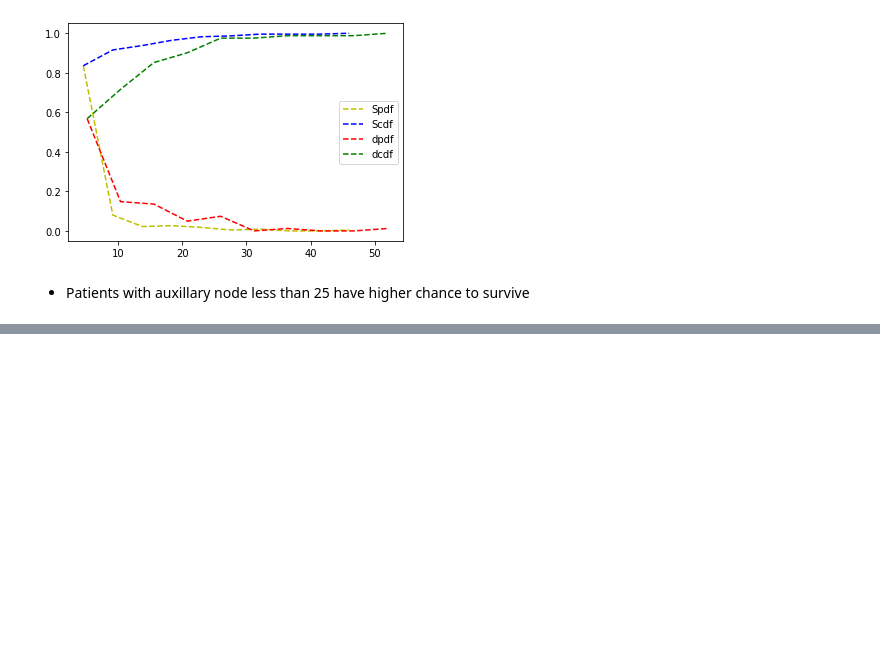
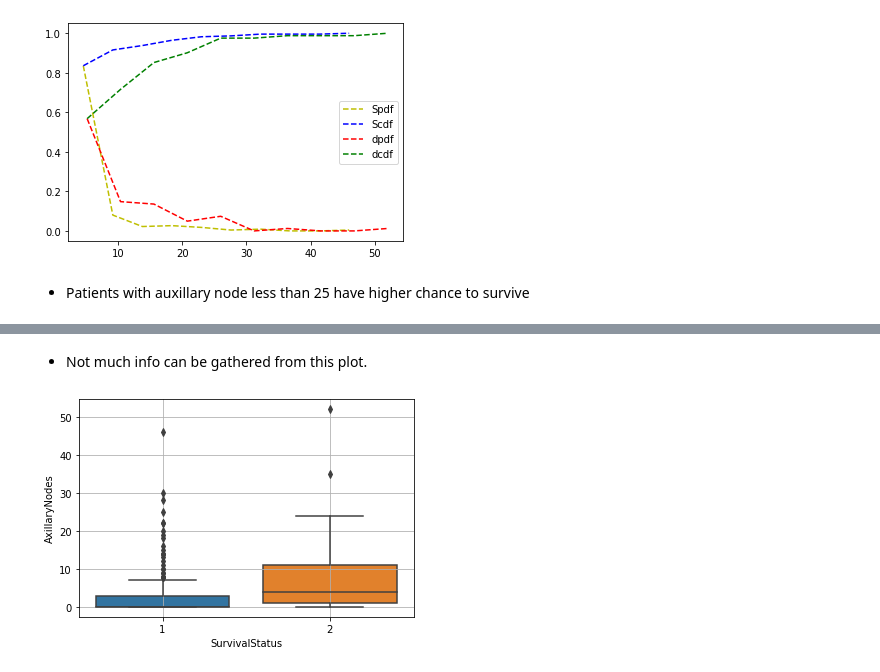
Before and after one commit to adityatiwari18/EDA-on-Haberman-s-Dataset, a Jupyter notebook: Haberman.ipynb, the cells around one changed output, grey strips where cells are left out. Cells and saved outputs as stored; diff of their text form; code cells hidden in the pictures; blank space fills up the shorter version.

```diff
--- a/Haberman.ipynb
+++ b/Haberman.ipynb
@@ -135,0 +152,8 @@ plt.show()
+# %% [markdown]
+* Not much info can be gathered from this plot.
+# %%
+smt.boxplot(x='SurvivalStatus', y='AxillaryNodes', data = pf)
+plt.grid()
+plt.show()
+# %% [output]
+[figure, added]
```
Also changed, not shown: parts of 17 cells of this notebook.
